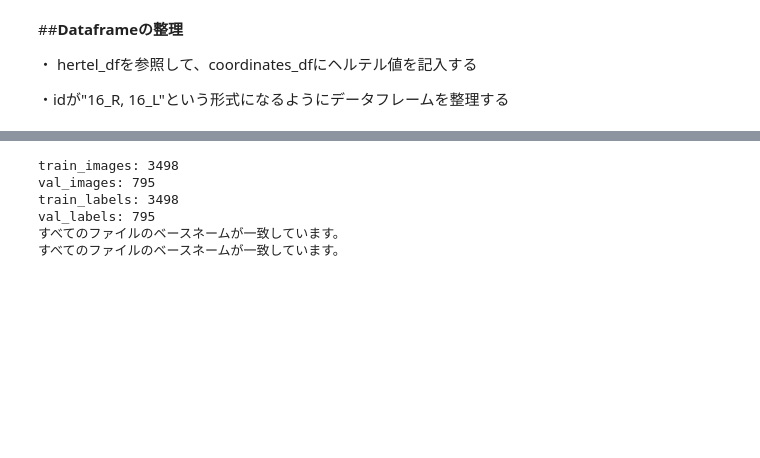
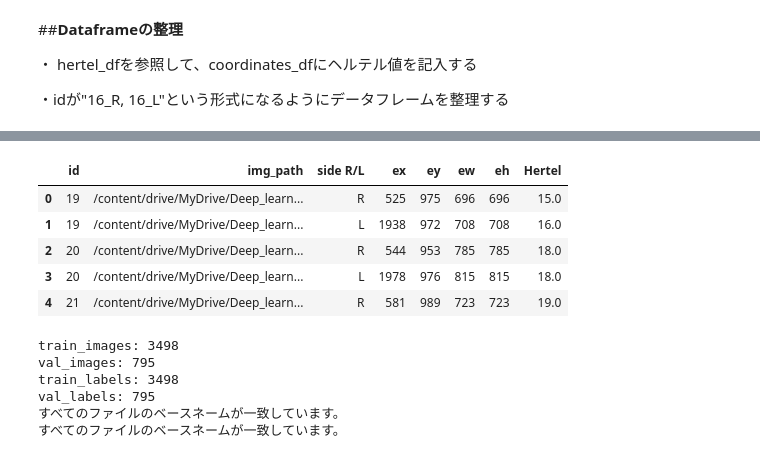
Before and after one commit to ykitaguchi77/GO_AI_project, a Jupyter notebook: Exophthalmos_iFish_YOLOv5.ipynb, the cells around one changed output, grey strips where cells are left out. Cells and saved outputs as stored; diff of their text form; code cells hidden in the pictures; blank space fills up the shorter version.

```diff
--- a/Exophthalmos_iFish_YOLOv5.ipynb
+++ b/Exophthalmos_iFish_YOLOv5.ipynb
@@ -276,3 +284,38 @@ new_df.to_csv(csv_integrated_path, index=False)
+# %%
+import pandas as pd
+
+# Assuming csv_coordinate_path and csv_hertel_path are defined paths to the CSV files
+coordinates_df = pd.read_csv(csv_coordinate_path)
+hertel_df = pd.read_csv(csv_hertel_path)
+
+coordinates_df['Hertel'] = None
+
+def get_hertel_value(row, hertel_df):
+    id = row['id']
+    side = row['side R/L']
+    hertel_value = hertel_df.loc[hertel_df['number'] == id, side].values
+    return hertel_value[0] if len(hertel_value) > 0 else None
+
+# Use .copy() to ensure that you're working with a copy and not a view
+coordinates_df['Hertel'] = coordinates_df.apply(lambda row: get_hertel_value(row, hertel_df), axis=1)
+
+id_counts = coordinates_df.groupby('id')['side R/L'].value_counts().unstack()
+valid_ids = id_counts[(id_counts['R'] == 1) & (id_counts['L'] == 1)].index
+
+# Filter the DataFrame to only include these ids
+# Use .copy() to avoid SettingWithCopyWarning when modifying this DataFrame later
+coordinates_filtered_df = coordinates_df[coordinates_df['id'].isin(valid_ids)].copy()
+coordinates_filtered_df.reset_index(drop=True, inplace=True)
+
+coordinates_filtered_df.to_csv(csv_integrated_path, index=False)
+coordinates_filtered_df.head()
+# %% [output]
+|  | id | img_path | side R/L | ex | ey | ew | eh | Hertel |
+| 0 | 19 | /content/drive/MyDrive/Deep_learn... | R | 525 | 975 | 696 | 696 | 15.0 |
+| 1 | 19 | /content/drive/MyDrive/Deep_learn... | L | 1938 | 972 | 708 | 708 | 16.0 |
+| 2 | 20 | /content/drive/MyDrive/Deep_learn... | R | 544 | 953 | 785 | 785 | 18.0 |
+| 3 | 20 | /content/drive/MyDrive/Deep_learn... | L | 1978 | 976 | 815 | 815 | 18.0 |
+| 4 | 21 | /content/drive/MyDrive/Deep_learn... | R | 581 | 989 | 723 | 723 | 19.0 |
 # %%
 print(f"train_images: {len(os.listdir('/content/drive/MyDrive/Deep_learning/GO_extended_dataset/super_extend_for_YOLO_training/train/images'))}")
 print(f"val_images: {len(os.listdir('/content/drive/MyDrive/Deep_learning/GO_extended_dataset/super_extend_for_YOLO_training/valid/images'))}")
```
Also changed, not shown: parts of 1 cell of this notebook.
